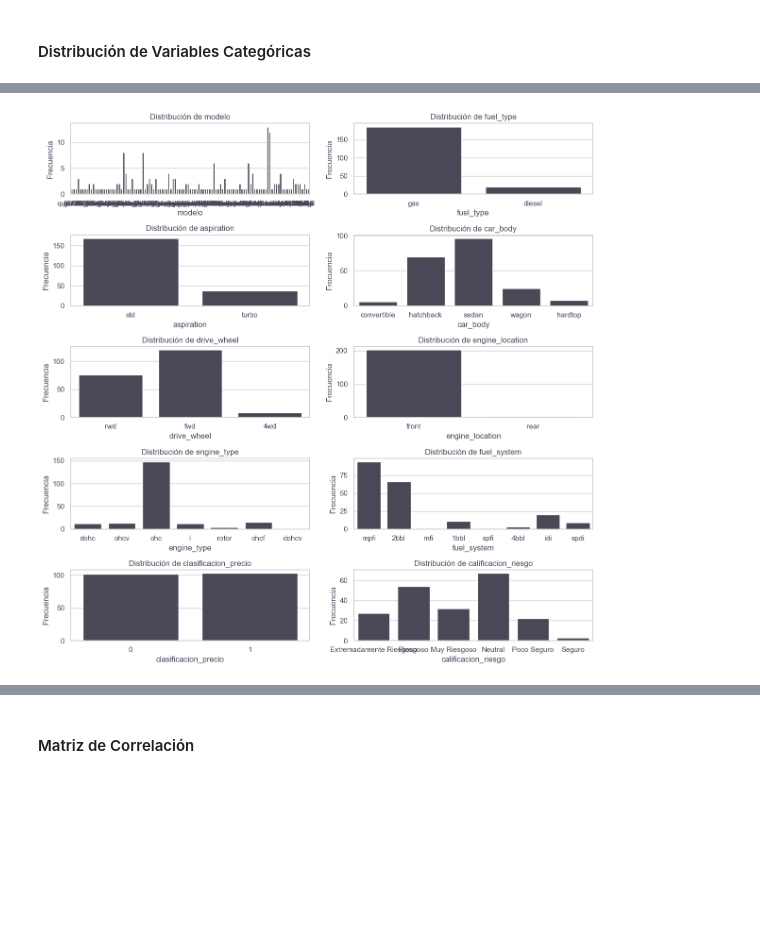
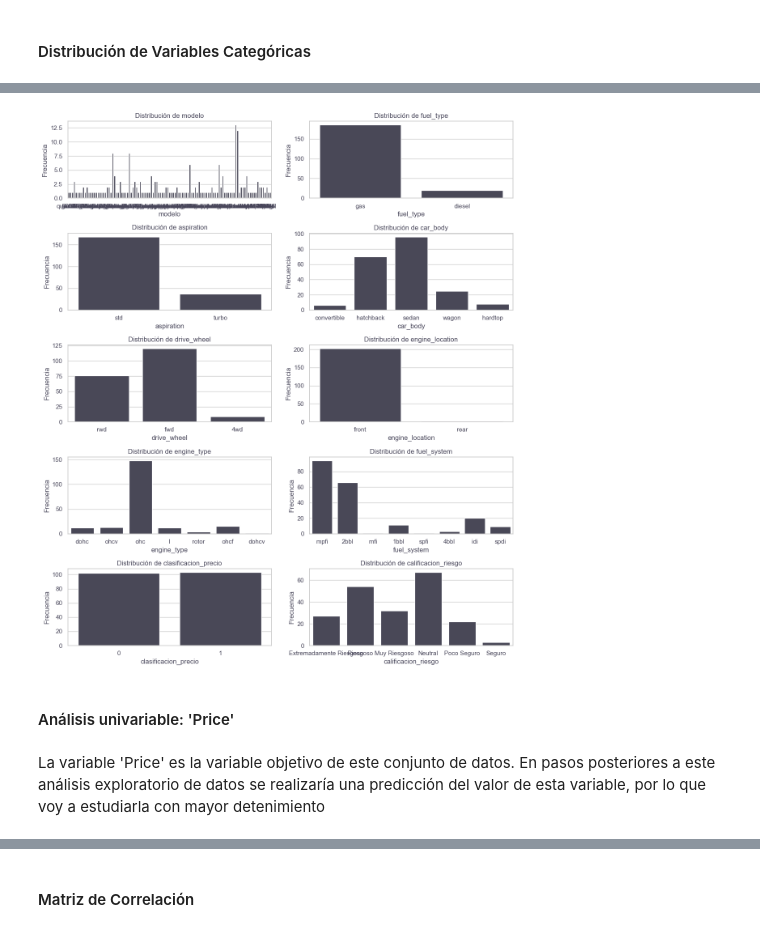
Before and after one commit to JohannaRangel/DS-M6-ML_Automotive_MarketAnalysis, a Jupyter notebook: notebooks/analisis-exploratorio.ipynb, the cells around one changed output, grey strips where cells are left out. Drawn from its saved outputs; the diff is of its cells as text; code cells hidden in the pictures; blank space fills up the shorter version.

```diff
--- a/notebooks/analisis-exploratorio.ipynb
+++ b/notebooks/analisis-exploratorio.ipynb
@@ -81,0 +66,14 @@ plt.show()
+# %%
+# Define la figura y los ejes para subgráficos
+fig, axes = plt.subplots(9, 2, figsize=(12, 21))
+fig.suptitle("Histogramas: Distribución de los datos", fontsize=12)
+
+# Itera sobre las columnas numéricas y crea histogramas en los subgráficos correspondientes
+for i, (col, ax) in enumerate(zip(cars.select_dtypes(include=np.number).columns, axes.flatten())):
+    cars[col].hist(ax=ax, bins=5, color='#474559')
+    ax.set_title(col)
+    ax.yaxis.grid(False)  # Desactiva las líneas horizontales de la cuadrícula en el eje y
+
+# Ajusta la disposición
+plt.tight_layout(rect=[0, 0, 1, 0.97])  # Ajusta rect para dejar espacio para el título
+plt.show()
@@ -100,30 +100,34 @@ generate_wordcloud_with_frequency(marca_counts)
 # %%
 # Establecer el color principal
 color_principal = '#474559'
 
 # Lista de variables categóricas que deseas visualizar
 variables_categoricas = ['modelo', 'fuel_type', 'aspiration', 'car_body',
                          'drive_wheel', 'engine_location', 'engine_type',
                          'fuel_system', 'clasificacion_precio', 'calificacion_riesgo']
 
 # Establecer el fondo de los gráficos
 sns.set(style="whitegrid")
 
 # Configurar el tamaño de la figura
-plt.figure(figsize=(12, 12))
+plt.figure(figsize=(12, 14))
 
 # Iterar sobre las variables categóricas y generar gráficos
 for i, variable in enumerate(variables_categoricas, 1):
     plt.subplot(5, 2, i)  # Cambia el número de subgráficos según sea necesario
     sns.countplot(x=variable, data=cars, color=color_principal)
     plt.title(f'Distribución de {variable}', color=color_principal)
     plt.xlabel(variable, color=color_principal)
     plt.ylabel('Frecuencia', color=color_principal)
     plt.tick_params(axis='x', labelcolor=color_principal)
     plt.tick_params(axis='y', labelcolor=color_principal)
 
 # Ajustar la disposición y mostrar los gráficos
 plt.tight_layout()
 plt.show()
 # %% [output]
-[figure, old version]
+[figure, new version]
+# %% [markdown]
+#### Análisis univariable: 'Price'
+# %% [markdown]
+La variable 'Price' es la variable objetivo de este conjunto de datos. En pasos posteriores a este análisis exploratorio de datos se realizaría una predicción del valor de esta variable, por lo que voy a estudiarla con mayor detenimiento
```
Also changed, not shown: parts of 33 cells of this notebook.
